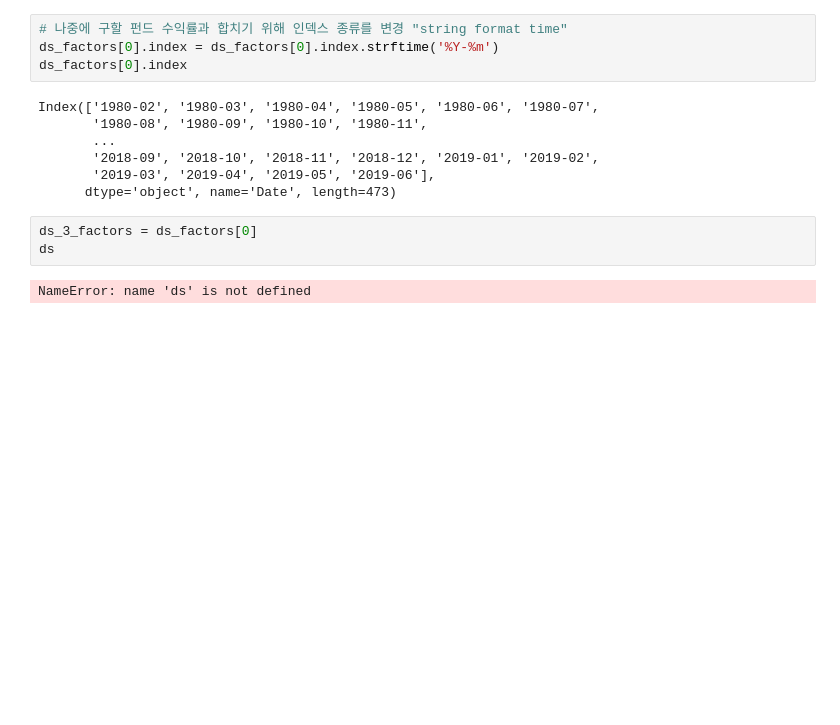
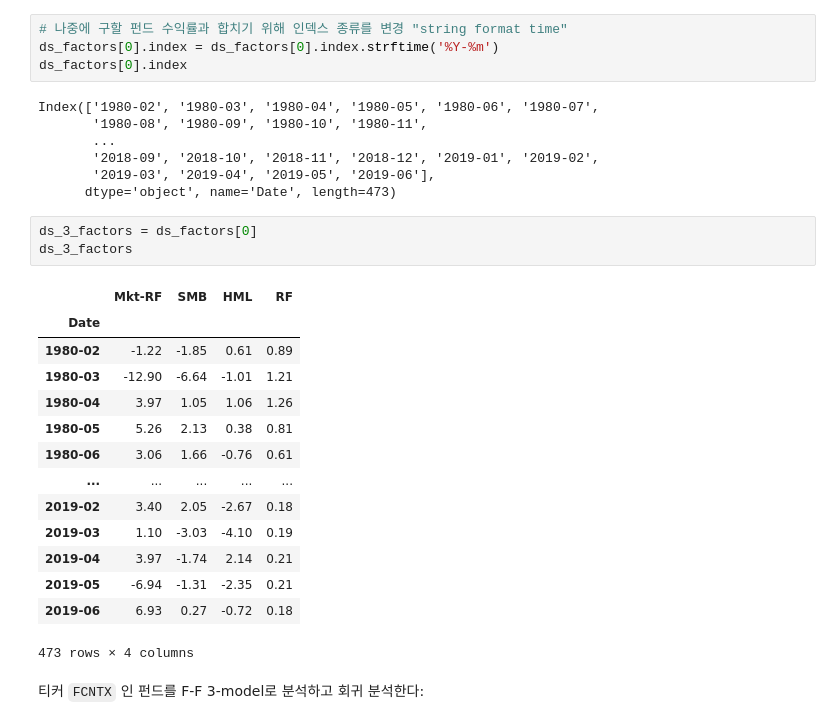
Before and after one commit to wolfinwallst/Financial_Engineering_and_Risk_Management, a Jupyter notebook: 파이썬으로 배우는 포트폴리오/#6 Fama-French 3-factor model.ipynb, the cells around one changed output. Drawn from its saved outputs; the diff is of its cells as text; blank space fills up the shorter version.

```diff
--- a/파이썬으로 배우는 포트폴리오/#6 Fama-French 3-factor model.ipynb
+++ b/파이썬으로 배우는 포트폴리오/#6 Fama-French 3-factor model.ipynb
@@ -197,9 +197,24 @@ Index(['1980-02', '1980-03', '1980-04', '1980-05', '1980-06', '1980-07',
       dtype='object', name='Date', length=473)
 # %%
 ds_3_factors = ds_factors[0]
-ds
+ds_3_factors
 # %% [output]
+|  | Mkt-RF | SMB | HML | RF |
+| Date |  |  |  |  |
+| 1980-02 | -1.22 | -1.85 | 0.61 | 0.89 |
+| 1980-03 | -12.90 | -6.64 | -1.01 | 1.21 |
+| 1980-04 | 3.97 | 1.05 | 1.06 | 1.26 |
+| 1980-05 | 5.26 | 2.13 | 0.38 | 0.81 |
+| 1980-06 | 3.06 | 1.66 | -0.76 | 0.61 |
+| ... | ... | ... | ... | ... |
+| 2019-02 | 3.40 | 2.05 | -2.67 | 0.18 |
+| 2019-03 | 1.10 | -3.03 | -4.10 | 0.19 |
+| 2019-04 | 3.97 | -1.74 | 2.14 | 0.21 |
+| 2019-05 | -6.94 | -1.31 | -2.35 | 0.21 |
+| 2019-06 | 6.93 | 0.27 | -0.72 | 0.18 |
-NameError: name 'ds' is not defined
+473 rows × 4 columns
+# %% [markdown]
+티커 `FCNTX` 인 펀드를 F-F 3-model로 분석하고 회귀 분석한다:
 # %%
 import yfinance as yf
 
```
Also changed, not shown: parts of 11 cells of this notebook.
